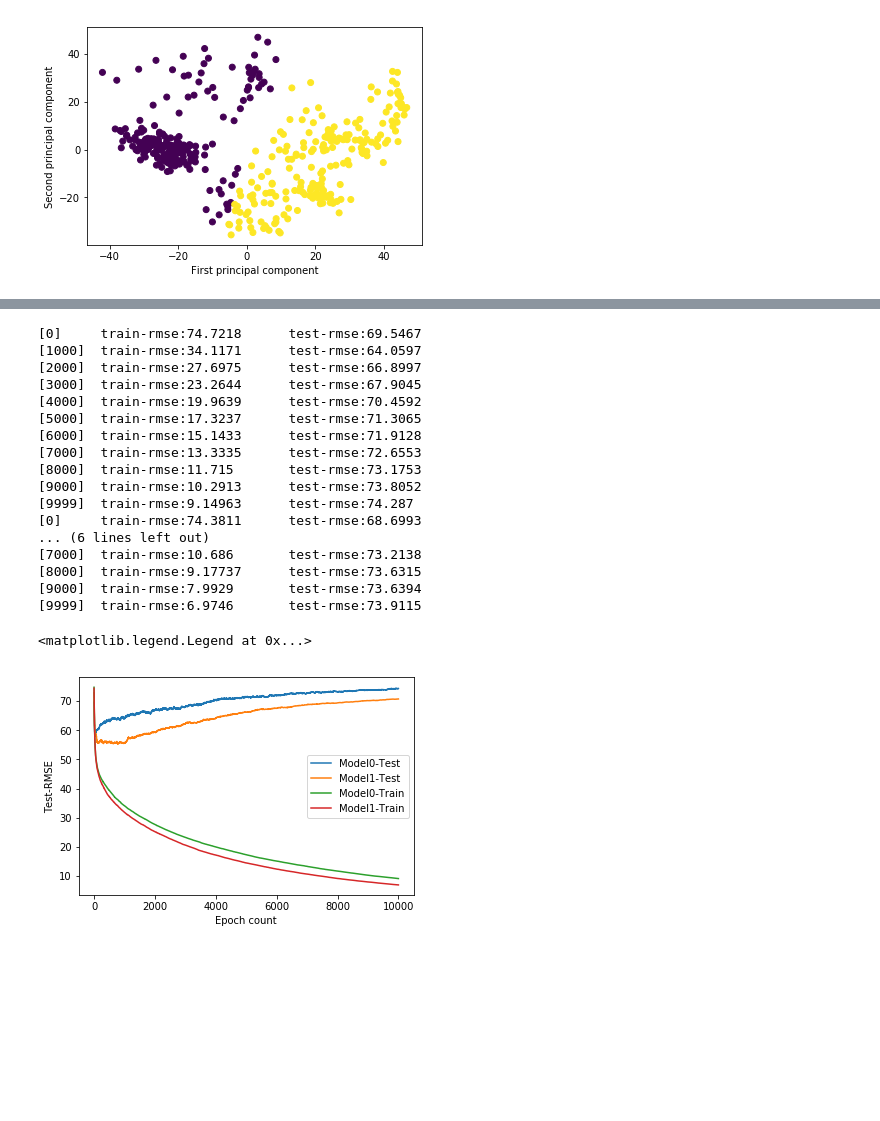
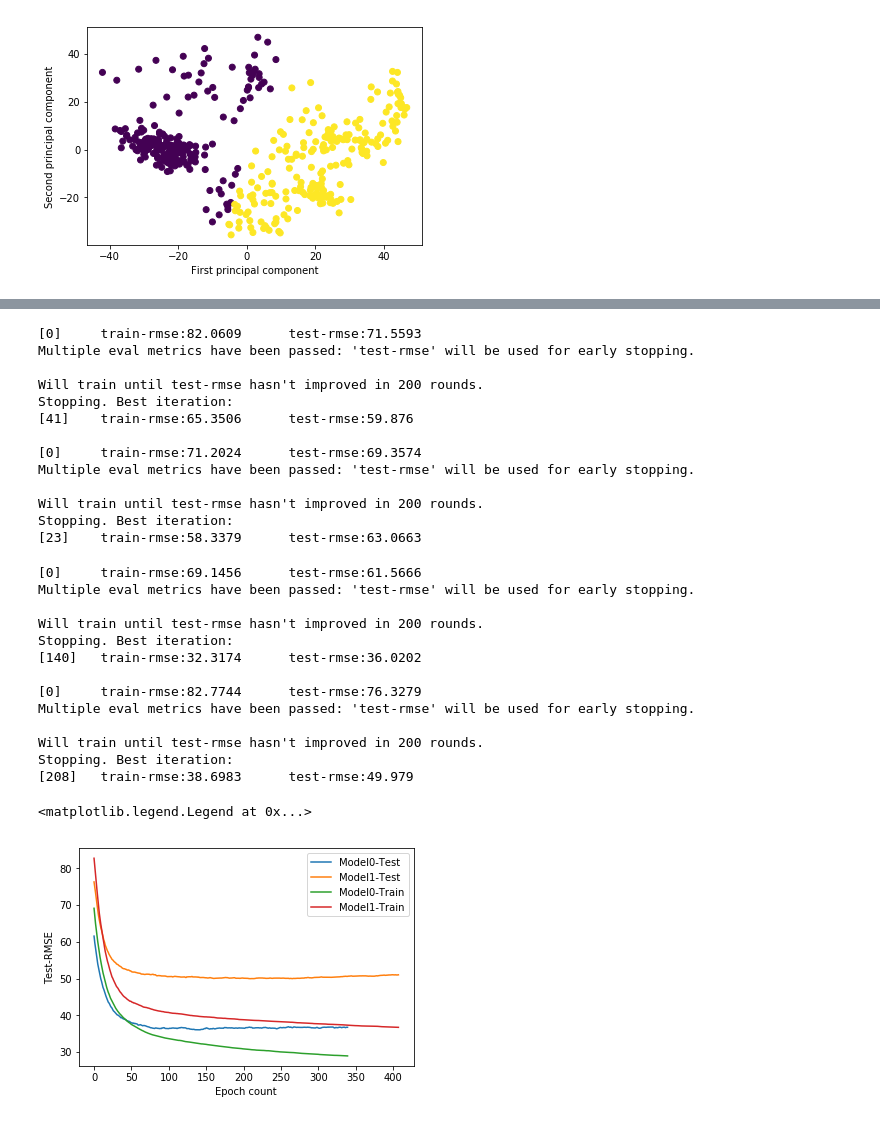
Before and after one commit to koralpc/shapley-bootstrapping, a Jupyter notebook: Notebooks/Shapley Clustering - Diabetes Dataset.ipynb, the cells around one changed output, grey strips where cells are left out. Cells and saved outputs as stored; diff of their text form; code cells hidden in the pictures; blank space fills up the shorter version.

Commit message:
Multiple datasets are examined

```diff
--- a/Notebooks/Shapley Clustering - Diabetes Dataset.ipynb
+++ b/Notebooks/Shapley Clustering - Diabetes Dataset.ipynb
@@ -347,0 +359,7 @@ data_dict_shap_pca = cluster.splitDataLabeled(2,shap_values_pca,kmeans_pca.label
+# %%
+pca_instanced = pd.concat((pd.DataFrame(org_values_pca),pd.DataFrame(columns = ['instance'])),axis = 1)
+pca_instanced['instance'].loc[X_train.index] = 'train'
+pca_instanced['instance'].loc[X_test.index] = 'test'
+shap_pca_instanced = pd.concat((pd.DataFrame(shap_values_pca),pd.DataFrame(columns = ['instance'])),axis = 1)
+shap_pca_instanced['instance'].loc[X_train.index] = 'train'
+shap_pca_instanced['instance'].loc[X_test.index] = 'test'
@@ -348,2 +371,4 @@ data_dict_shap_pca = cluster.splitDataLabeled(2,shap_values_pca,kmeans_pca.label
 # %%
-original_shap_pca = cluster.convertOriginalData(data_dict_shap_pca,X_instanced,y_instanced)
+original_shap_pca = cluster.convertOriginalData(data_dict_shap_pca,shap_pca_instanced,y_instanced)
+original_pca = cluster.convertOriginalData(data_dict_org_pca,pca_instanced,y_instanced)
+original_pca
@@ -370,3 +393,35 @@ original_shap_pca
+# %%
+#Train split XGBoost models over original data
+params = {
+    "eta": 0.05,
+    "max_depth": 1,
+    "objective": "reg:squarederror",
+    "subsample": 0.5,
+    "base_score": np.mean(y),
+    "eval_metric": "rmse"
+}
+eval_results_org_pca = {}
+kwargs = {
+    'num_boost_round':10000,
+    'verbose_eval': 1000,
+    'evals_result' : {},
+    'early_stopping_rounds' : 200
+}
+model_dict_org_pca,eval_results_org_pca = cluster.trainMultipleModels(xgboost.train,original_pca,'XGBoost',params,**kwargs)
+# %% [output]
+[0]     train-rmse:82.0609      test-rmse:71.5593
+Multiple eval metrics have been passed: 'test-rmse' will be used for early stopping.
+
+Will train until test-rmse hasn't improved in 200 rounds.
+Stopping. Best iteration:
+[41]    train-rmse:65.3506      test-rmse:59.876
+
+[0]     train-rmse:71.2024      test-rmse:69.3574
+Multiple eval metrics have been passed: 'test-rmse' will be used for early stopping.
+
+Will train until test-rmse hasn't improved in 200 rounds.
+Stopping. Best iteration:
+[23]    train-rmse:58.3379      test-rmse:63.0663
 # %%
 #Train split XGBoost models over original data
 params = {
@@ -382,24 +437,20 @@ kwargs = {
     'num_boost_round':10000,
     'verbose_eval': 1000,
     'evals_result' : {},
-    #'early_stopping_rounds' : 2000
+    'early_stopping_rounds' : 200
 }
 model_dict_shap_pca,eval_results_shap_pca = cluster.trainMultipleModels(xgboost.train,original_shap_pca,'XGBoost',params,**kwargs)
 # %% [output]
-[0]     train-rmse:74.7218      test-rmse:69.5467
-[1000]  train-rmse:34.1171      test-rmse:64.0597
-[2000]  train-rmse:27.6975      test-rmse:66.8997
-[3000]  train-rmse:23.2644      test-rmse:67.9045
-[4000]  train-rmse:19.9639      test-rmse:70.4592
-[5000]  train-rmse:17.3237      test-rmse:71.3065
-[6000]  train-rmse:15.1433      test-rmse:71.9128
-[7000]  train-rmse:13.3335      test-rmse:72.6553
-[8000]  train-rmse:11.715       test-rmse:73.1753
-[9000]  train-rmse:10.2913      test-rmse:73.8052
-[9999]  train-rmse:9.14963      test-rmse:74.287
-[0]     train-rmse:74.3811      test-rmse:68.6993
-... (6 lines left out)
-[7000]  train-rmse:10.686       test-rmse:73.2138
-[8000]  train-rmse:9.17737      test-rmse:73.6315
-[9000]  train-rmse:7.9929       test-rmse:73.6394
-[9999]  train-rmse:6.9746       test-rmse:73.9115
+[0]     train-rmse:69.1456      test-rmse:61.5666
+Multiple eval metrics have been passed: 'test-rmse' will be used for early stopping.
+
+Will train until test-rmse hasn't improved in 200 rounds.
+Stopping. Best iteration:
+[140]   train-rmse:32.3174      test-rmse:36.0202
+
+[0]     train-rmse:82.7744      test-rmse:76.3279
+Multiple eval metrics have been passed: 'test-rmse' will be used for early stopping.
+
+Will train until test-rmse hasn't improved in 200 rounds.
+Stopping. Best iteration:
+[208]   train-rmse:38.6983      test-rmse:49.979
@@ -406,11 +471,11 @@ model_dict_shap_pca,eval_results_shap_pca = cluster.trainMultipleModels(xgboost.
 # %%
 plt.plot(np.arange(len(eval_results_shap_pca['eval0']['test']['rmse'])),eval_results_shap_pca['eval0']['test']['rmse'])
-plt.plot(np.arange(len(eval_results_shap_pca['eval1']['test']['rmse'])),eval_results['eval1']['test']['rmse'])
+plt.plot(np.arange(len(eval_results_shap_pca['eval1']['test']['rmse'])),eval_results_shap_pca['eval1']['test']['rmse'])
 plt.plot(np.arange(len(eval_results_shap_pca['eval0']['train']['rmse'])),eval_results_shap_pca['eval0']['train']['rmse'])
 plt.plot(np.arange(len(eval_results_shap_pca['eval1']['train']['rmse'])),eval_results_shap_pca['eval1']['train']['rmse'])
 plt.xlabel('Epoch count')
 plt.ylabel('Test-RMSE')
 plt.legend(['Model0-Test','Model1-Test','Model0-Train','Model1-Train'])
 # %% [output]
 <matplotlib.legend.Legend at 0x...>
-[figure, old version]
+[figure, new version]
```
Also changed, not shown: parts of 21 cells of this notebook, 3 other files.
